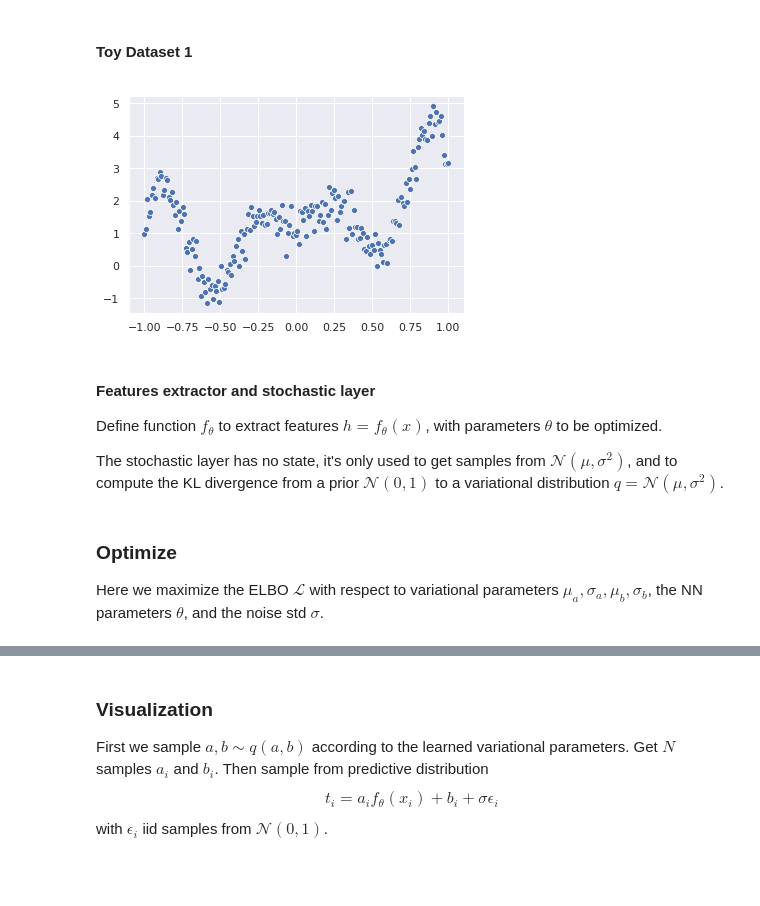
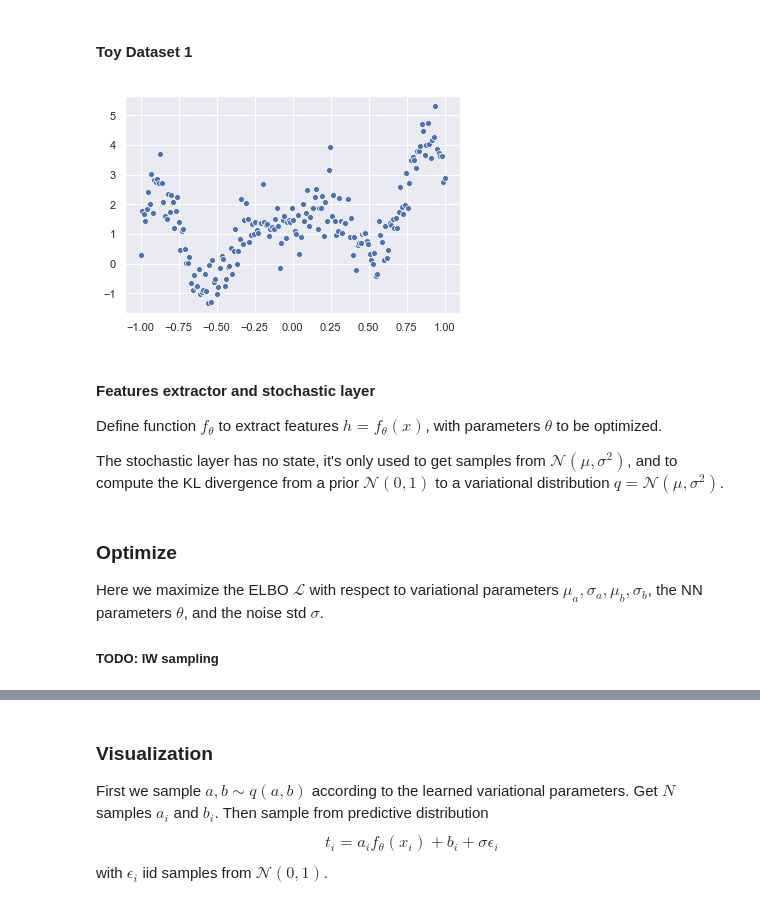
Before and after one commit to vlievin/deep-bayes, a Jupyter notebook: regression 1d-1d.ipynb, the cells around one changed output, grey strips where cells are left out. Saved outputs shown, nothing was run; the diff lists cells and outputs as text; code cells hidden in the pictures; blank space fills up the shorter version.

```diff
--- a/regression 1d-1d.ipynb
+++ b/regression 1d-1d.ipynb
@@ -37,18 +105,18 @@ We can compute analytically all terms except for the expected value which is MSE
 # %%
 N = 200
 a = 0.5
 b = 0.2
-sigma = 0.4  # observation noise
+sigma = 0.5  # observation noise
 x = np.linspace(-1, 1, N).reshape(-1, 1)
 fx = x * 5 * np.sin(9 * x) + 2*(x + 1)
 t = a*fx + b + sigma*np.random.randn(*x.shape)  # observations
 sns.scatterplot(x[:, 0], t[:, 0])
 plt.show()
 
 x = torch.tensor(x, dtype=torch.float)
 t = torch.tensor(t, dtype=torch.float)
 # %% [output]
-[figure, old version]
+[figure, new version]
 # %% [markdown]
 #### Features extractor and stochastic layer
 
@@ -85,6 +153,8 @@ class StochasticLayer(nn.Module):
 ### Optimize
 
 Here we maximize the ELBO $\mathcal{L}$ with respect to variational parameters $\mu_a, \sigma_a, \mu_b, \sigma_b$, the NN parameters $\theta$, and the noise std $\sigma$.
+
+##### TODO: IW sampling
 # %%
 features = FeaturesExtractor()
 stochastic = StochasticLayer()
```
Also changed, not shown: parts of 8 cells of this notebook, 1 other file.
